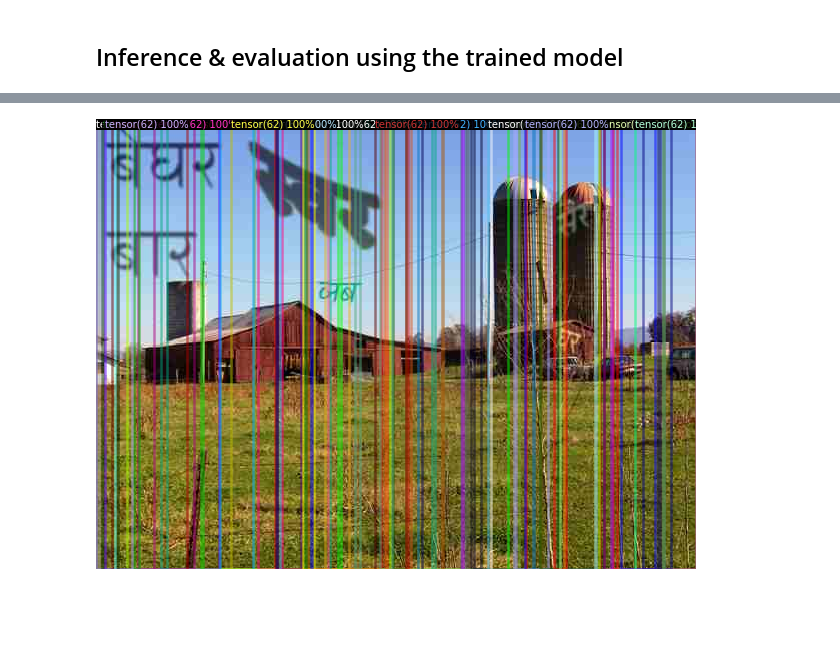
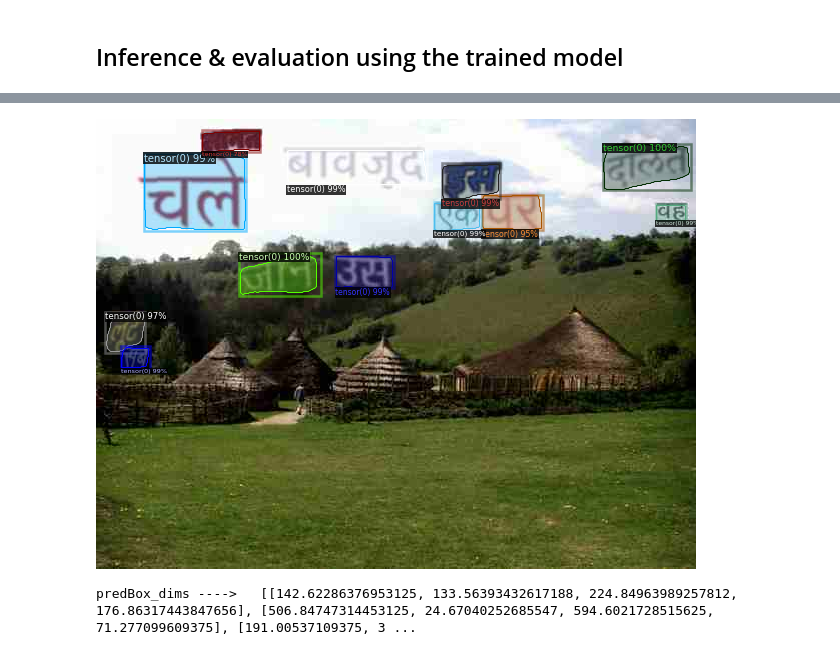
Before and after one commit to abhiraman/Capstone_Project, a Jupyter notebook: Text_Detection_Detectron2.ipynb, the cells around one changed output, grey strips where cells are left out. Saved outputs shown, nothing was run; the diff lists cells and outputs as text; code cells hidden in the pictures; blank space fills up the shorter version.

```diff
--- a/Text_Detection_Detectron2.ipynb
+++ b/Text_Detection_Detectron2.ipynb
@@ -194,11 +162,11 @@ from detectron2.engine import DefaultTrainer
 cfg.merge_from_file(model_zoo.get_config_file("COCO-InstanceSegmentation/mask_rcnn_R_50_FPN_3x.yaml"))
 cfg.DATASETS.TRAIN = custom_dataset
 cfg.DATASETS.TEST = ()
-cfg.DATALOADER.NUM_WORKERS = 2
+cfg.DATALOADER.NUM_WORKERS = 4
 cfg.MODEL.WEIGHTS = model_zoo.get_checkpoint_url("COCO-InstanceSegmentation/mask_rcnn_R_50_FPN_3x.yaml")  # Let training initialize from model zoo
 cfg.SOLVER.IMS_PER_BATCH = 2
 cfg.SOLVER.BASE_LR = 0.0025  # pick a good Learning Rate
-cfg.SOLVER.MAX_ITER = 2000
+cfg.SOLVER.MAX_ITER = 1000
 cfg.MODEL.ROI_HEADS.BATCH_SIZE_PER_IMAGE = 256   #(default: 512)
 cfg.MODEL.ROI_HEADS.NUM_CLASSES = 1  # only has one class ("Text"). (see https://detectron2.readthedocs.io/tutorials/datasets.html#update-the-config-for-new-datasets)
 
@@ -236,17 +191,18 @@ Skip loading parameter 'roi_heads.box_predictor.bbox_pred.bias' to the model due
 # %%
-all_test_images = os.listdir(r"./Images/25")
-for i in range(1):
-  ind = random.randint(0,len(all_test_images))
-  file_name = all_test_images[ind]
-  full_path = os.path.join("./Images/25",file_name)
+#def infer_obj_detect(img_dir,cfg):
+from detectron2.utils.visualizer import ColorMode
+
+def _infer_obj_detection(image_dir,image,predictor):
+  full_path = os.path.join(image_dir,image)
   inputs = cv2.imread(full_path)
-  #print(inputs)
   outputs = predictor(inputs)
-#predictor = DefaultPredictor(cfg)
-#print("outputs",outputs)
-from detectron2.utils.visualizer import ColorMode
-v = Visualizer(inputs[:, :, ::-1],metadata=None,scale=1,instance_mode=ColorMode.IMAGE_BW )  # remove the colors of unsegmented pixels. This option is only available for segmentation models
-out = v.draw_instance_predictions(outputs["instances"].to("cpu"))
-cv2_imshow(out.get_image()[:, :, ::-1])
+  v = Visualizer(inputs[:, :, ::-1],metadata=None,scale=1,instance_mode=ColorMode.IMAGE_BW )  # remove the colors of unsegmented pixels. This option is only available for segmentation models
+  out = v.draw_instance_predictions(outputs["instances"].to("cpu"))
+  cv2_imshow(out.get_image()[:, :, ::-1])
+  return outputs["instances"]._fields["pred_boxes"].tensor.tolist()
+
+predBox_dims = _infer_obj_detection(r"./Images/25","28.jpg",predictor)
+print("predBox_dims ---->  ",predBox_dims)
 # %% [output]
-[figure, old version]
+[figure, new version]
+predBox_dims ---->   [[142.62286376953125, 133.56393432617188, 224.84963989257812, 176.86317443847656], [506.84747314453125, 24.67040252685547, 594.6021728515625, 71.277099609375], [191.00537109375, 3 ...
```
Also changed, not shown: parts of 18 cells of this notebook.
